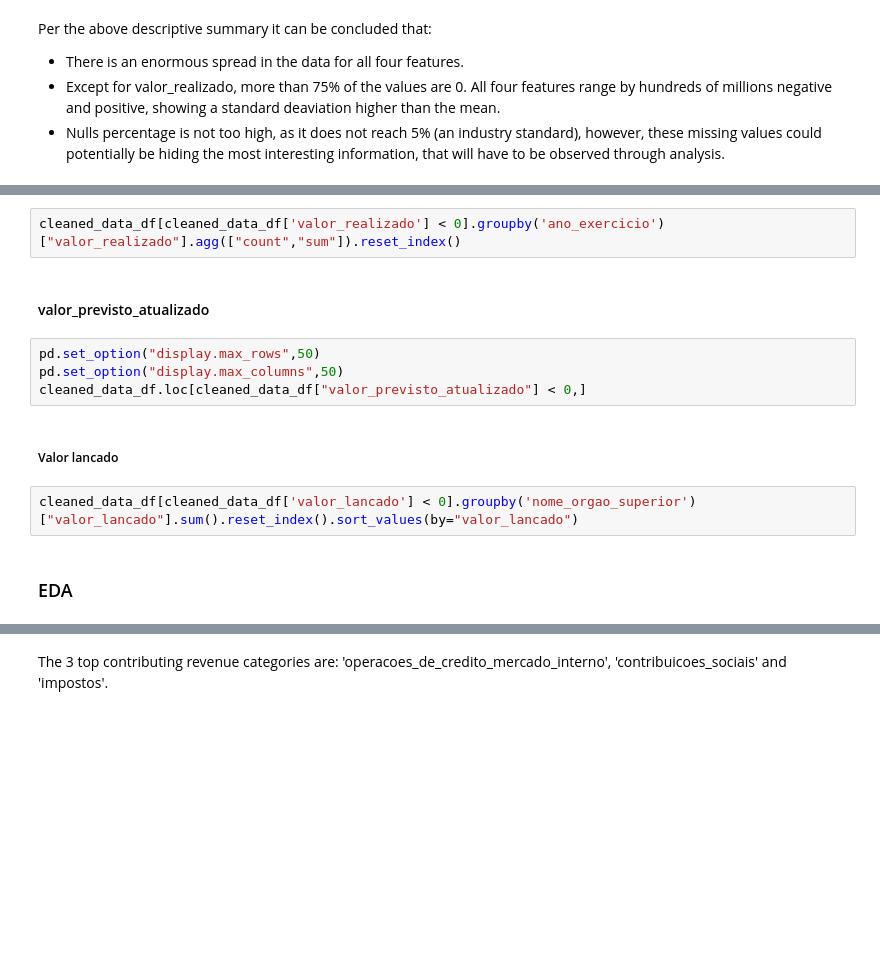
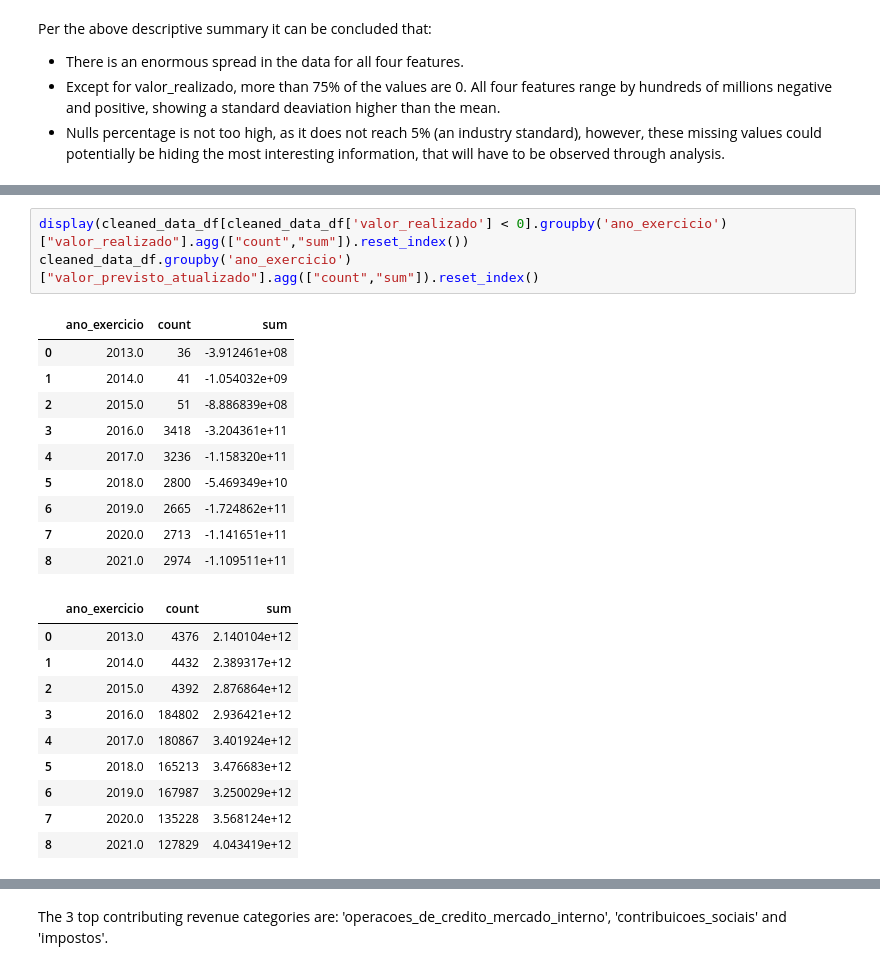
Before and after one commit to MiguelLopezVirues/proyecto2---analisis-brasil, a Jupyter notebook: notebooks/exploration.ipynb, the cells around one changed output, grey strips where cells are left out. Cells and saved outputs as stored; diff of their text form; blank space fills up the shorter version.

```diff
--- a/notebooks/exploration.ipynb
+++ b/notebooks/exploration.ipynb
@@ -200,14 +440,24 @@ cleaned_data_df[cleaned_data_df['valor_realizado'] < 0].groupby('nome_orgao_supe
 # %%
-cleaned_data_df[cleaned_data_df['valor_realizado'] < 0].groupby('ano_exercicio')["valor_realizado"].agg(["count","sum"]).reset_index()
+display(cleaned_data_df[cleaned_data_df['valor_realizado'] < 0].groupby('ano_exercicio')["valor_realizado"].agg(["count","sum"]).reset_index())
+cleaned_data_df.groupby('ano_exercicio')["valor_previsto_atualizado"].agg(["count","sum"]).reset_index()
+# %% [output]
+|  | ano_exercicio | count | sum |
+| 0 | 2013.0 | 36 | -3.912461e+08 |
+| 1 | 2014.0 | 41 | -1.054032e+09 |
+| 2 | 2015.0 | 51 | -8.886839e+08 |
+| 3 | 2016.0 | 3418 | -3.204361e+11 |
+| 4 | 2017.0 | 3236 | -1.158320e+11 |
+| 5 | 2018.0 | 2800 | -5.469349e+10 |
+| 6 | 2019.0 | 2665 | -1.724862e+11 |
+| 7 | 2020.0 | 2713 | -1.141651e+11 |
+| 8 | 2021.0 | 2974 | -1.109511e+11 |
+|  | ano_exercicio | count | sum |
+| 0 | 2013.0 | 4376 | 2.140104e+12 |
+| 1 | 2014.0 | 4432 | 2.389317e+12 |
+| 2 | 2015.0 | 4392 | 2.876864e+12 |
+| 3 | 2016.0 | 184802 | 2.936421e+12 |
+| 4 | 2017.0 | 180867 | 3.401924e+12 |
+| 5 | 2018.0 | 165213 | 3.476683e+12 |
+| 6 | 2019.0 | 167987 | 3.250029e+12 |
+| 7 | 2020.0 | 135228 | 3.568124e+12 |
+| 8 | 2021.0 | 127829 | 4.043419e+12 |
-# %% [markdown]
-#### valor_previsto_atualizado
-# %%
-pd.set_option("display.max_rows",50)
-pd.set_option("display.max_columns",50)
-cleaned_data_df.loc[cleaned_data_df["valor_previsto_atualizado"] < 0,]
-# %% [markdown]
-##### Valor lancado
-# %%
-cleaned_data_df[cleaned_data_df['valor_lancado'] < 0].groupby('nome_orgao_superior')["valor_lancado"].sum().reset_index().sort_values(by="valor_lancado")
-# %% [markdown]
-### EDA
```
Also changed, not shown: parts of 82 cells of this notebook, 3 other files.
